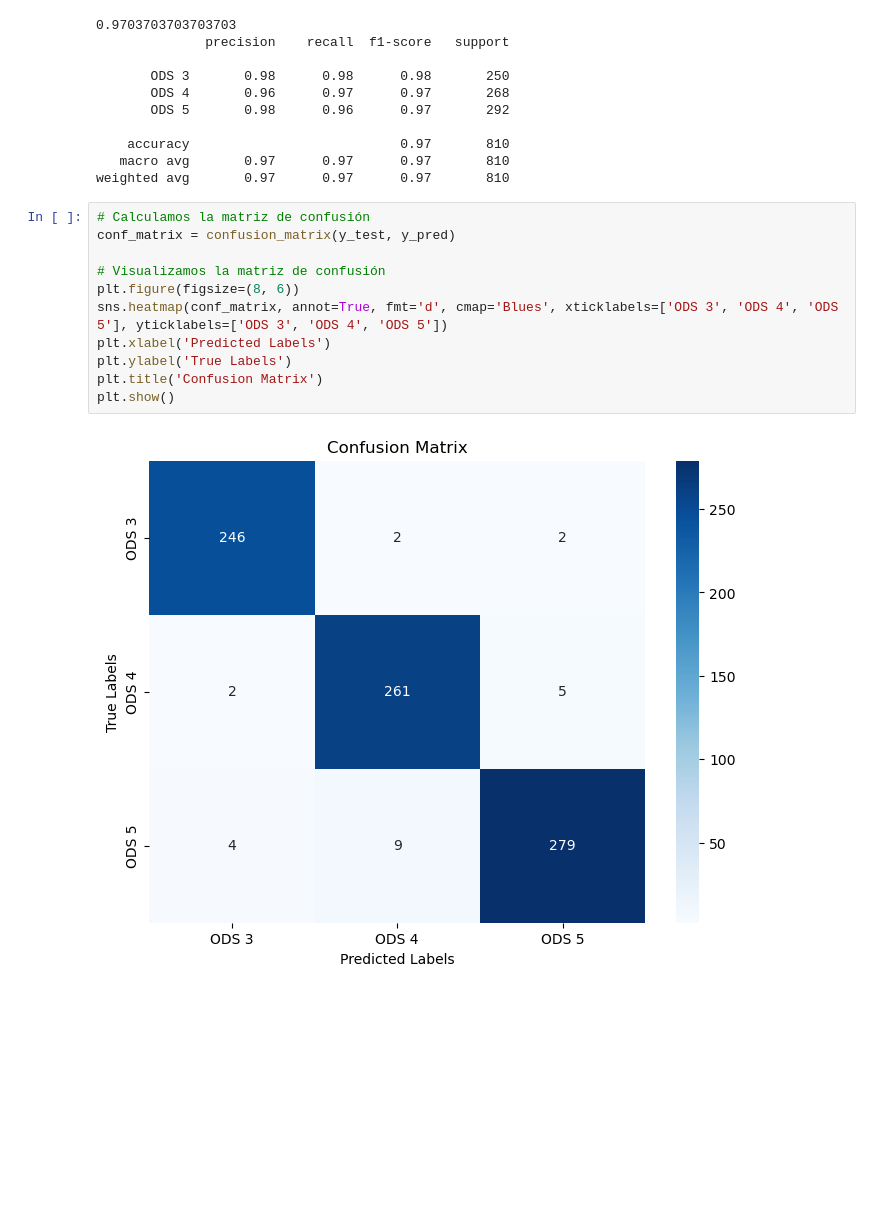
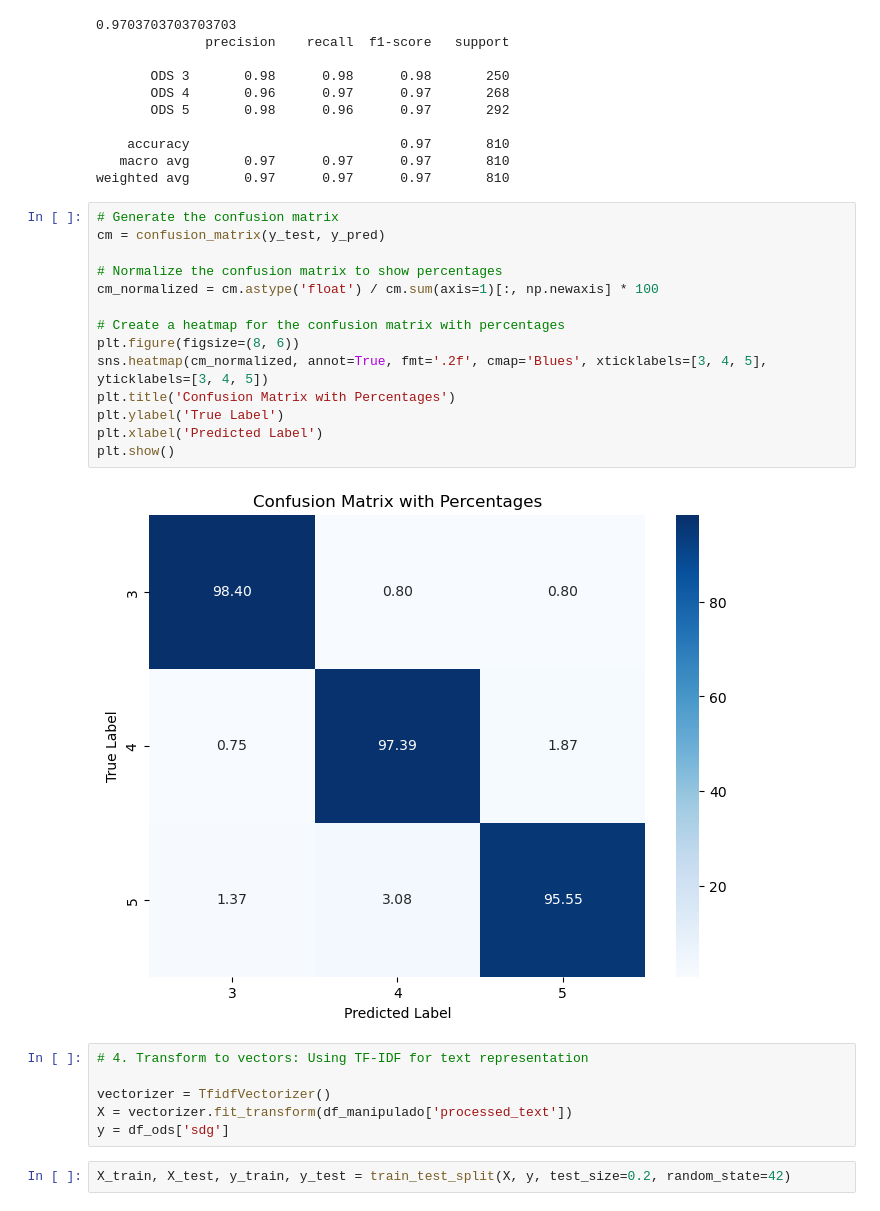
Before and after one commit to BI-20242/Proyecto-E1, a Jupyter notebook: Proyectoe1.ipynb, the cells around one changed output. Drawn from its saved outputs; the diff is of its cells as text; blank space fills up the shorter version.

```diff
--- a/Proyectoe1.ipynb
+++ b/Proyectoe1.ipynb
@@ -310,15 +310,26 @@ print(report)
    macro avg       0.97      0.97      0.97       810
 weighted avg       0.97      0.97      0.97       810
 # %%
-# Calculamos la matriz de confusión
-conf_matrix = confusion_matrix(y_test, y_pred)
+# Generate the confusion matrix
+cm = confusion_matrix(y_test, y_pred)
 
-# Visualizamos la matriz de confusión
+# Normalize the confusion matrix to show percentages
+cm_normalized = cm.astype('float') / cm.sum(axis=1)[:, np.newaxis] * 100
+
+# Create a heatmap for the confusion matrix with percentages
 plt.figure(figsize=(8, 6))
-sns.heatmap(conf_matrix, annot=True, fmt='d', cmap='Blues', xticklabels=['ODS 3', 'ODS 4', 'ODS 5'], yticklabels=['ODS 3', 'ODS 4', 'ODS 5'])
-plt.xlabel('Predicted Labels')
-plt.ylabel('True Labels')
-plt.title('Confusion Matrix')
+sns.heatmap(cm_normalized, annot=True, fmt='.2f', cmap='Blues', xticklabels=[3, 4, 5], yticklabels=[3, 4, 5])
+plt.title('Confusion Matrix with Percentages')
+plt.ylabel('True Label')
+plt.xlabel('Predicted Label')
 plt.show()
 # %% [output]
-[figure, old version]
+[figure, new version]
+# %%
+# 4. Transform to vectors: Using TF-IDF for text representation
+
+vectorizer = TfidfVectorizer()
+X = vectorizer.fit_transform(df_manipulado['processed_text'])
+y = df_ods['sdg']
+# %%
+X_train, X_test, y_train, y_test = train_test_split(X, y, test_size=0.2, random_state=42)
```
Also changed, not shown: parts of 6 cells of this notebook.
